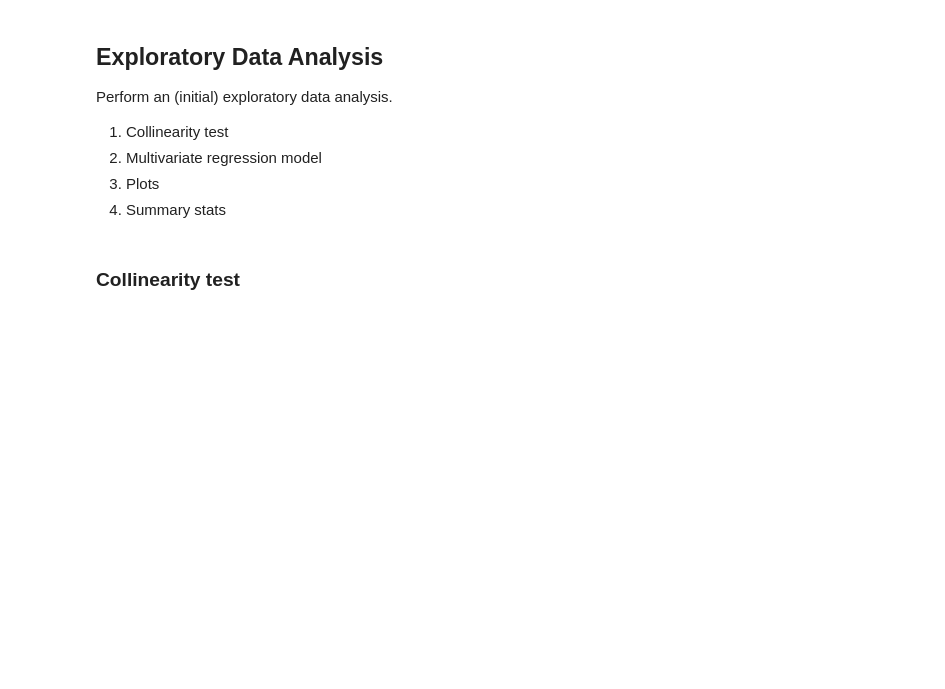
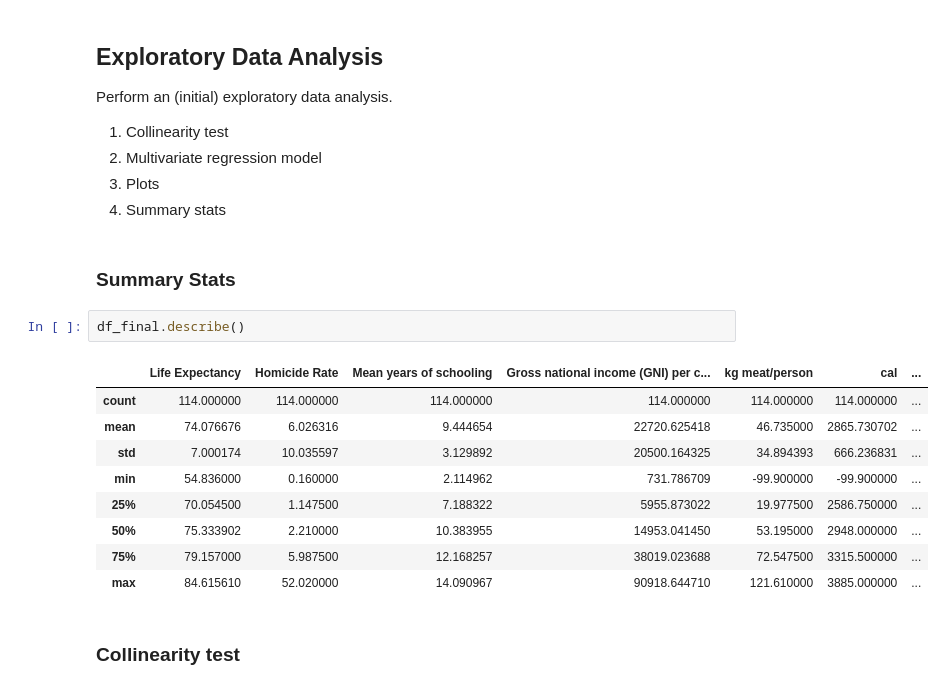
Before and after one commit to ryanbordo/Life-Expectancies-Analysis, a Jupyter notebook: p2.ipynb, the cells around one changed output. Drawn from its saved outputs; the diff is of its cells as text; blank space fills up the shorter version.

Commit message:
Added Summary Stats

```diff
--- a/p2.ipynb
+++ b/p2.ipynb
@@ -629,6 +626,20 @@ Perform an (initial) exploratory data analysis.
 2. Multivariate regression model
 3. Plots
 4. Summary stats
+# %% [markdown]
+### Summary Stats
+# %%
+df_final.describe()
+# %% [output]
+|  | Life Expectancy | Homicide Rate | Mean years of schooling | Gross national income (GNI) per c... | kg meat/person | cal | ... |
+| count | 114.000000 | 114.000000 | 114.000000 | 114.000000 | 114.000000 | 114.000000 | ... |
+| mean | 74.076676 | 6.026316 | 9.444654 | 22720.625418 | 46.735000 | 2865.730702 | ... |
+| std | 7.000174 | 10.035597 | 3.129892 | 20500.164325 | 34.894393 | 666.236831 | ... |
+| min | 54.836000 | 0.160000 | 2.114962 | 731.786709 | -99.900000 | -99.900000 | ... |
+| 25% | 70.054500 | 1.147500 | 7.188322 | 5955.873022 | 19.977500 | 2586.750000 | ... |
+| 50% | 75.333902 | 2.210000 | 10.383955 | 14953.041450 | 53.195000 | 2948.000000 | ... |
+| 75% | 79.157000 | 5.987500 | 12.168257 | 38019.023688 | 72.547500 | 3315.500000 | ... |
+| max | 84.615610 | 52.020000 | 14.090967 | 90918.644710 | 121.610000 | 3885.000000 | ... |
 # %% [markdown]
 ### Collinearity test
 # %%
```
Also changed, not shown: parts of 1 cell of this notebook, 2 other files.
